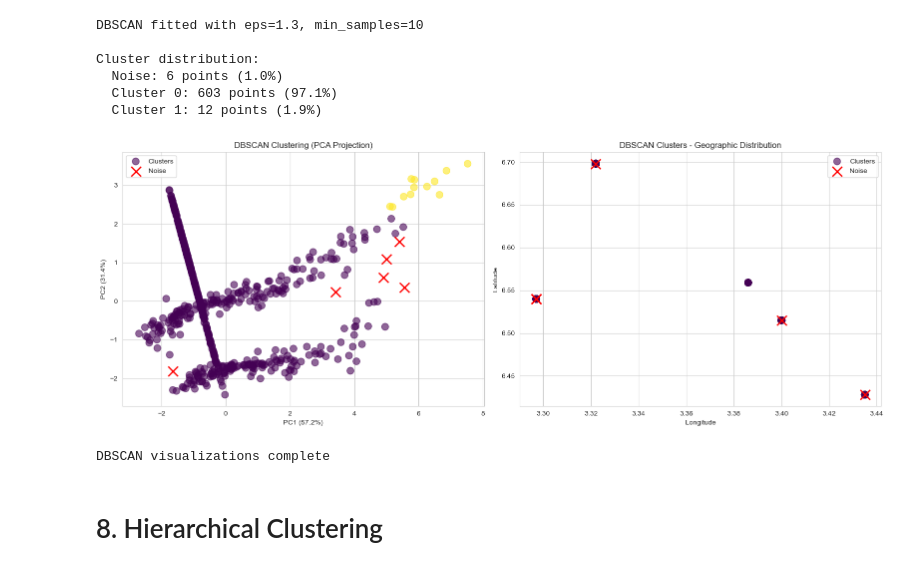
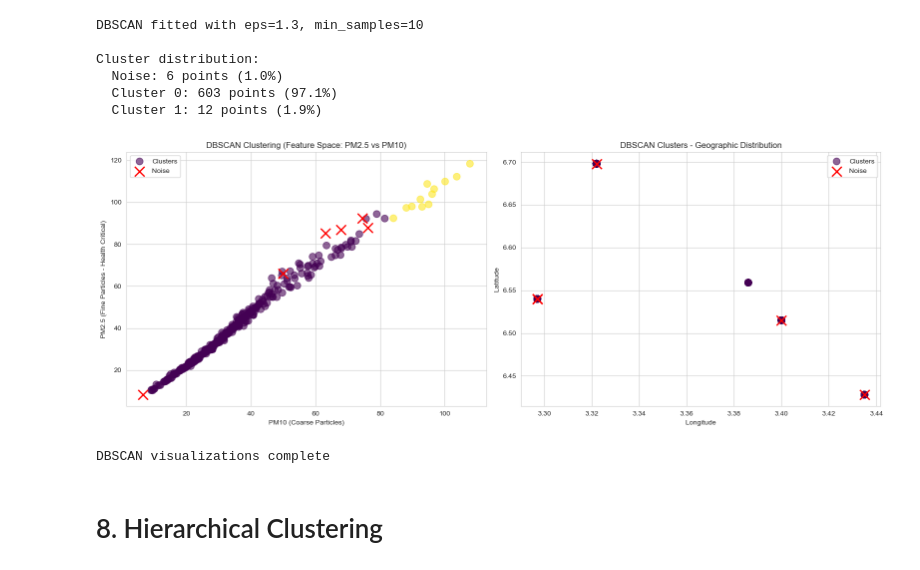
Before and after one commit to DavidFayemi/lagos-2024-air-quality-clustering-with-unsupervised-ml, a Jupyter notebook: Lagos(2024) Air quality clustering using unsupervised machine learning.ipynb, the cells around one changed output. Drawn from its saved outputs; the diff is of its cells as text; code cells hidden in the pictures.

```diff
--- a/Lagos(2024) Air quality clustering using unsupervised machine learning.ipynb
+++ b/Lagos(2024) Air quality clustering using unsupervised machine learning.ipynb
@@ -316,6 +316,9 @@ agg_features = ['PM1', 'PM2_5', 'PM10', 'PM_total', 'fine_ratio', 'coarse_ratio'
 # Group by sensor, location, coordinates, and date - take daily mean
 daily_df = wide_df.groupby(['sensor_id', 'location', 'lat', 'lon', 'date'])[agg_features].mean().reset_index()
 
+# Extract month from date for temporal analysis
+daily_df['month'] = pd.to_datetime(daily_df['date']).dt.month
+
 print(f"After daily aggregation: {daily_df.shape}")
 print(f"\nDaily data sample:")
 print(daily_df.head(10))
@@ -654,38 +646,38 @@ Cluster distribution:
 # %%
 # Visualize DBSCAN results
 fig, axes = plt.subplots(1, 2, figsize=(16, 6))
 
-# PCA projection (noise marked differently)
+# Feature space: PM2.5 vs PM10 (noise marked differently)
 noise_mask = daily_df['dbscan_cluster'] == -1
 cluster_mask = ~noise_mask
 
-axes[0].scatter(X_pca[cluster_mask, 0], X_pca[cluster_mask, 1],
+axes[0].scatter(daily_df.loc[cluster_mask, 'PM10'], daily_df.loc[cluster_mask, 'PM2_5'],
                c=daily_df.loc[cluster_mask, 'dbscan_cluster'],
                cmap='viridis', alpha=0.6, s=100, label='Clusters')
-axes[0].scatter(X_pca[noise_mask, 0], X_pca[noise_mask, 1],
+axes[0].scatter(daily_df.loc[noise_mask, 'PM10'], daily_df.loc[noise_mask, 'PM2_5'],
                c='red', marker='x', s=200, linewidths=2, label='Noise')
-axes[0].set_xlabel(f'PC1 ({pca.explained_variance_ratio_[0]:.1%})')
-axes[0].set_ylabel(f'PC2 ({pca.explained_variance_ratio_[1]:.1%})')
-axes[0].set_title('DBSCAN Clustering (PCA Projection)')
+axes[0].set_xlabel('PM10 (Coarse Particles)')
+axes[0].set_ylabel('PM2.5 (Fine Particles - Health Critical)')
+axes[0].set_title('DBSCAN Clustering (Feature Space: PM2.5 vs PM10)')
 axes[0].legend()
 
 # Geographic distribution
 axes[1].scatter(daily_df.loc[cluster_mask, 'lon'], daily_df.loc[cluster_mask, 'lat'],
                c=daily_df.loc[cluster_mask, 'dbscan_cluster'],
                cmap='viridis', alpha=0.6, s=100, label='Clusters')
 axes[1].scatter(daily_df.loc[noise_mask, 'lon'], daily_df.loc[noise_mask, 'lat'],
                c='red', marker='x', s=200, linewidths=2, label='Noise')
 axes[1].set_xlabel('Longitude')
 axes[1].set_ylabel('Latitude')
 axes[1].set_title('DBSCAN Clusters - Geographic Distribution')
 axes[1].legend()
 
 plt.tight_layout()
 plt.show()
 
 print("DBSCAN visualizations complete")
 # %% [output]
-[figure, old version]
+[figure, new version]
 DBSCAN visualizations complete
 # %% [markdown]
 # 8. Hierarchical Clustering
```
Also changed, not shown: parts of 8 cells of this notebook, 2 other files.
